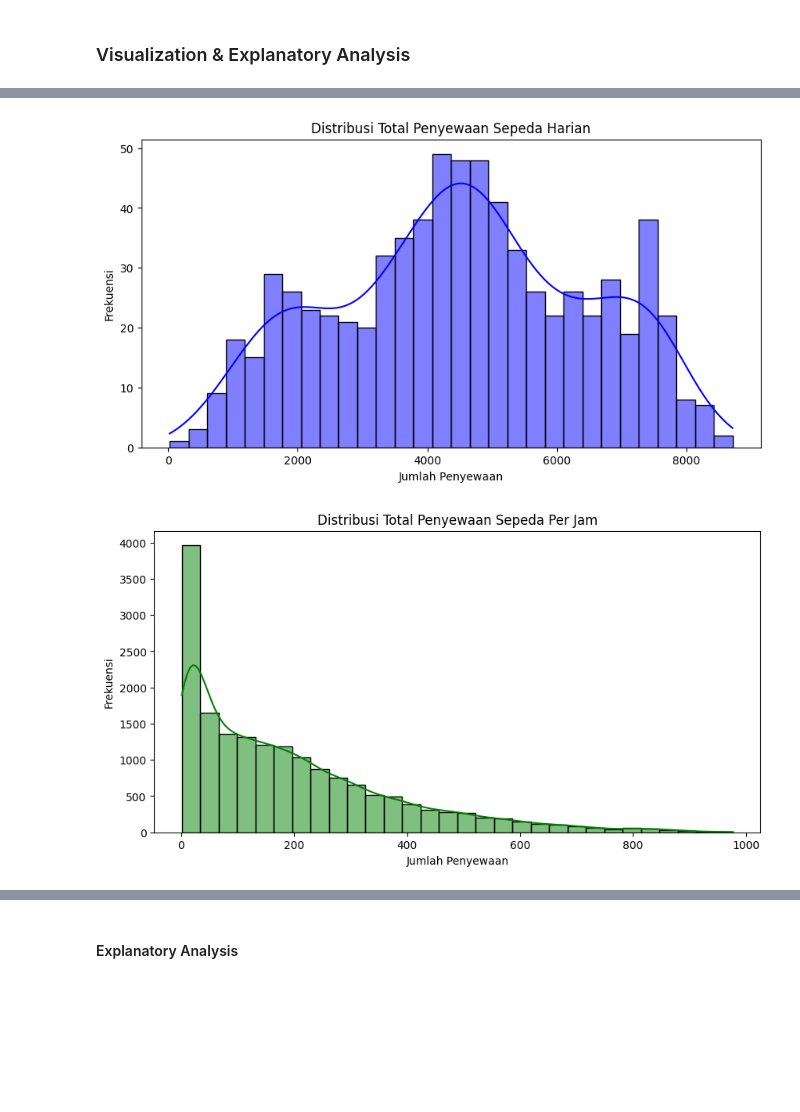
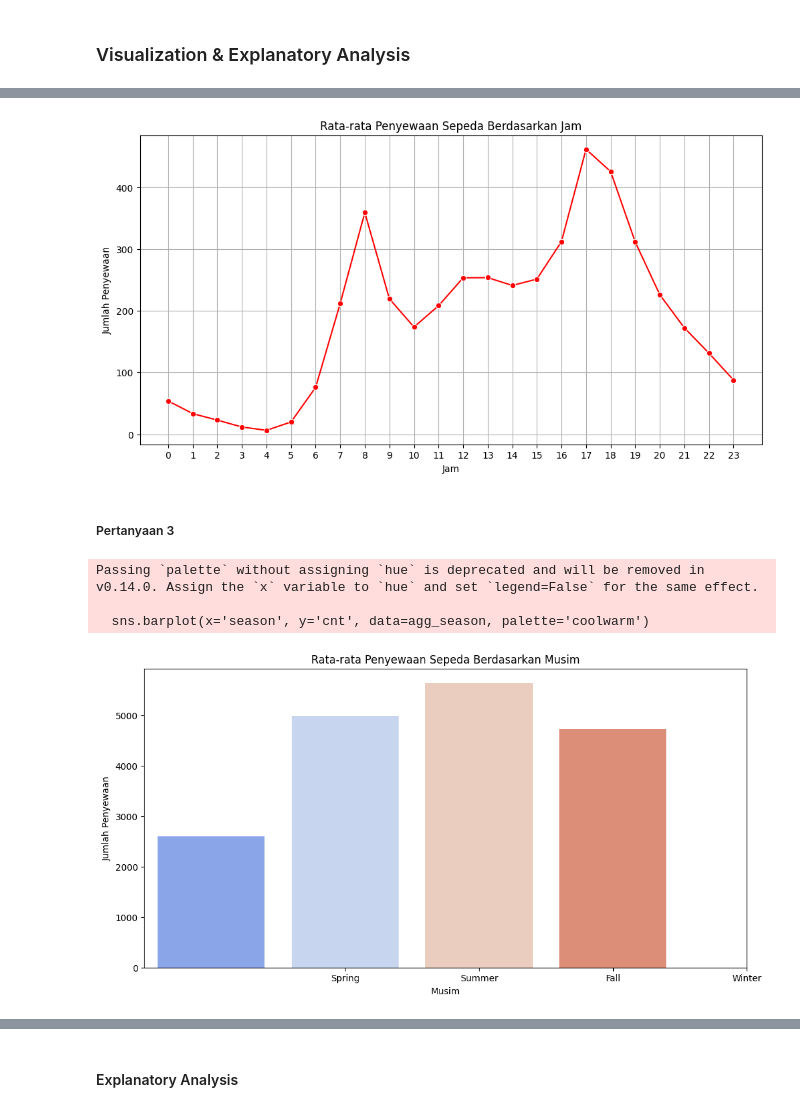
Before and after one commit to ShakiraAngelina/ShakiraAngelina-Proyek1-Bike-Sharing-Dataset, a Jupyter notebook: notebook.ipynb, the cells around one changed output, grey strips where cells are left out. Saved outputs shown, nothing was run; the diff lists cells and outputs as text; code cells hidden in the pictures; blank space fills up the shorter version.

```diff
--- a/notebook.ipynb
+++ b/notebook.ipynb
@@ -219,22 +484,32 @@ hour_data.describe()
 # %%
-# Visualisasi distribusi jumlah penyewaan sepeda harian
-plt.figure(figsize=(10, 5))
-sns.histplot(day_data['cnt'], bins=30, kde=True, color='blue')
-plt.title('Distribusi Total Penyewaan Sepeda Harian')
-plt.xlabel('Jumlah Penyewaan')
-plt.ylabel('Frekuensi')
-plt.savefig(f'{output_dir}/distribusi_penyewaan_harian.png')
+# Pertanyaan 2: Kapan jam sibuk (peak hours) penyewaan sepeda dalam sehari?
+agg_hour = hour_data.groupby('hr')['cnt'].mean().reset_index()
+plt.figure(figsize=(12, 6))
+sns.lineplot(x='hr', y='cnt', data=agg_hour, marker='o', color='red')
+plt.title('Rata-rata Penyewaan Sepeda Berdasarkan Jam')
+plt.xlabel('Jam')
+plt.ylabel('Jumlah Penyewaan')
+plt.xticks(range(0, 24))
+plt.grid(True)
+plt.savefig(f'{output_dir}/penyewaan_berdasarkan_jam.png')
 plt.show()
 # %% [output]
-[figure, old version]
+[figure, new version]
-# %%
-# Visualisasi distribusi jumlah penyewaan sepeda per jam
-plt.figure(figsize=(10, 5))
-sns.histplot(hour_data['cnt'], bins=30, kde=True, color='green')
-plt.title('Distribusi Total Penyewaan Sepeda Per Jam')
-plt.xlabel('Jumlah Penyewaan')
-plt.ylabel('Frekuensi')
-plt.savefig(f'{output_dir}/distribusi_penyewaan_per_jam.png')
-plt.show()
-# %% [output]
-[figure, removed]
+# %% [markdown]
+##### Pertanyaan 3
+# %%
+# Pertanyaan 3: Bagaimana pengaruh faktor cuaca dan musim terhadap jumlah penyewaan sepeda?
+agg_season = day_data.groupby('season')['cnt'].mean().reset_index()
+plt.figure(figsize=(12, 6))
+sns.barplot(x='season', y='cnt', data=agg_season, palette='coolwarm')
+plt.xticks(ticks=[1, 2, 3, 4], labels=['Spring', 'Summer', 'Fall', 'Winter'])
+plt.title('Rata-rata Penyewaan Sepeda Berdasarkan Musim')
+plt.xlabel('Musim')
+plt.ylabel('Jumlah Penyewaan')
+plt.savefig(f'{output_dir}/penyewaan_berdasarkan_musim.png')
+plt.show()
+# %% [output]
+Passing `palette` without assigning `hue` is deprecated and will be removed in v0.14.0. Assign the `x` variable to `hue` and set `legend=False` for the same effect.
+
+  sns.barplot(x='season', y='cnt', data=agg_season, palette='coolwarm')
+[figure, added]
```
Also changed, not shown: parts of 40 cells of this notebook, 2 other files.
